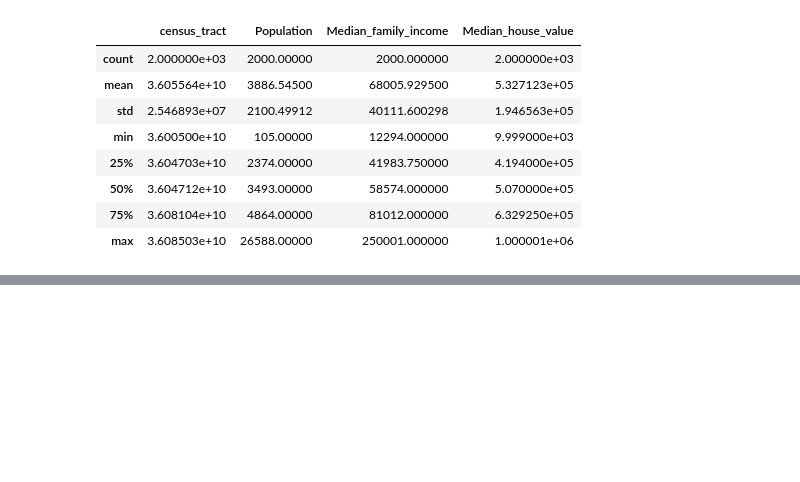
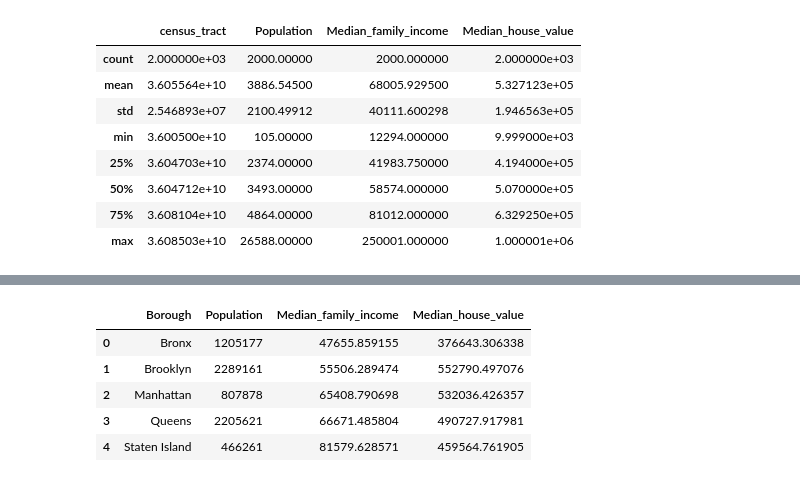
Before and after one commit to picniclin/PUI2017_yl5240, a Jupyter notebook: HW8_yl5240/HW8_yl5240.ipynb, the cells around one changed output, grey strips where cells are left out. Saved outputs shown, nothing was run; the diff lists cells and outputs as text; code cells hidden in the pictures; blank space fills up the shorter version.

```diff
--- a/HW8_yl5240/HW8_yl5240.ipynb
+++ b/HW8_yl5240/HW8_yl5240.ipynb
@@ -83 +84,13 @@ df2.shape
+# %%
+df4 = pd.concat([df1.groupby(by = 'Borough').sum()['Population'],
+           df1.groupby(by = 'Borough').mean()[['Median_family_income','Median_house_value']]],
+          axis = 1).reset_index()
+df4
+# %% [output]
+|  | Borough | Population | Median_family_income | Median_house_value |
+| 0 | Bronx | 1205177 | 47655.859155 | 376643.306338 |
+| 1 | Brooklyn | 2289161 | 55506.289474 | 552790.497076 |
+| 2 | Manhattan | 807878 | 65408.790698 | 532036.426357 |
+| 3 | Queens | 2205621 | 66671.485804 | 490727.917981 |
+| 4 | Staten Island | 466261 | 81579.628571 | 459564.761905 |
 # %%
```
Also changed, not shown: parts of 9 cells of this notebook.
